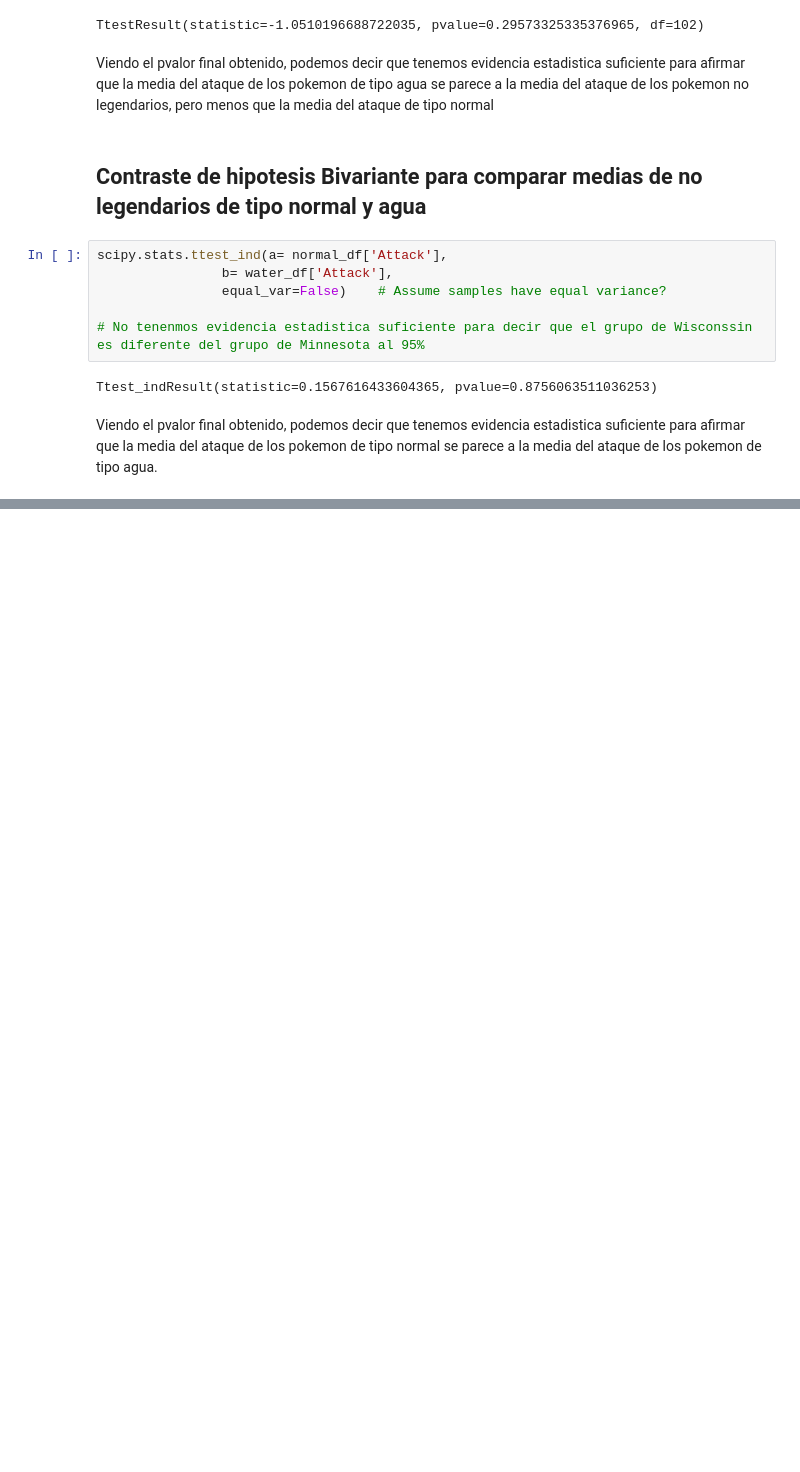
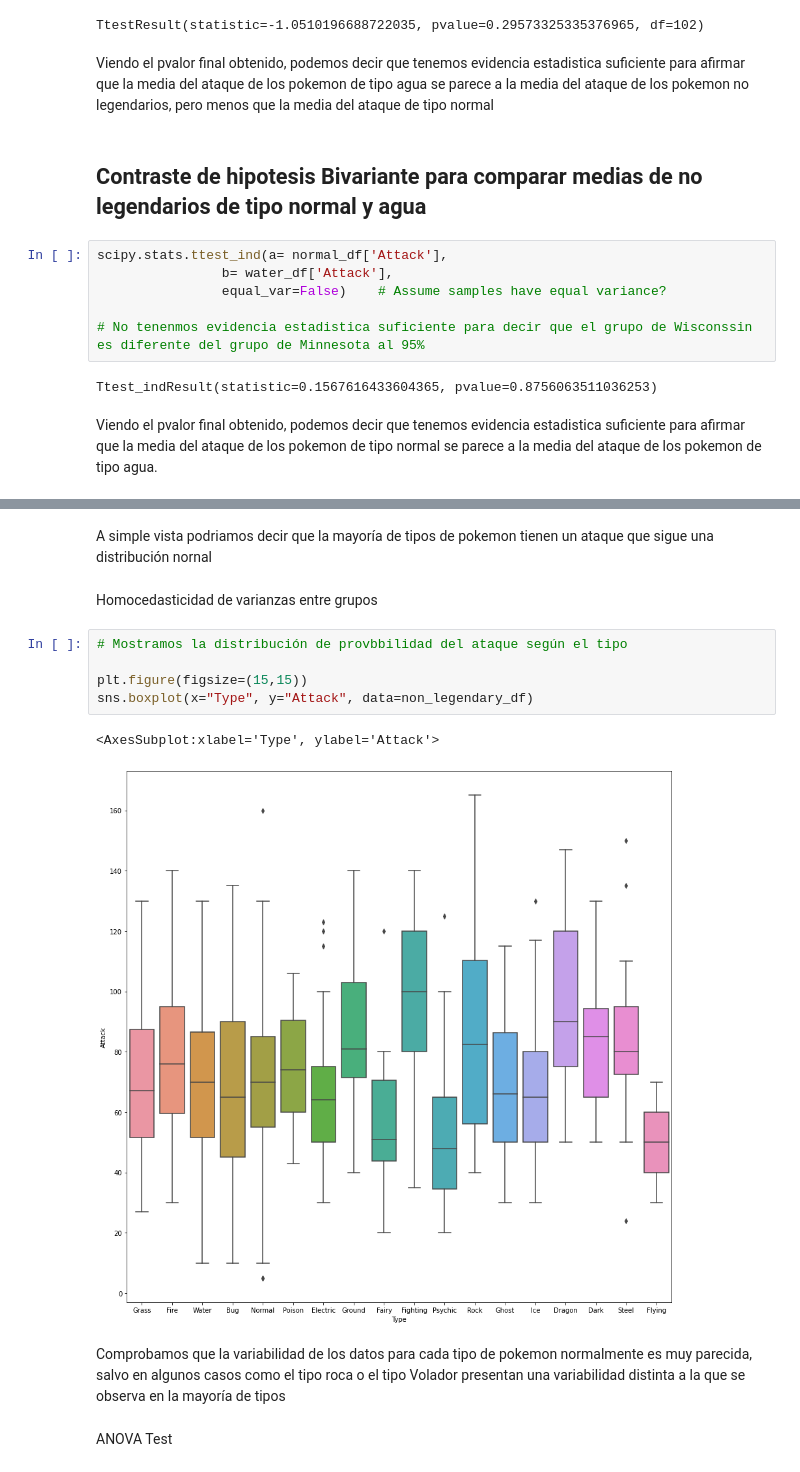
Before and after one commit to frosill/EDEM_22_23, a Jupyter notebook: 02_ANALISIS_Y_APRENDIZAJE_AUTOMATICO/python_statistics/Pokemon.ipynb, the cells around one changed output, grey strips where cells are left out. Saved outputs shown, nothing was run; the diff lists cells and outputs as text; blank space fills up the shorter version.

```diff
--- a/02_ANALISIS_Y_APRENDIZAJE_AUTOMATICO/python_statistics/Pokemon.ipynb
+++ b/02_ANALISIS_Y_APRENDIZAJE_AUTOMATICO/python_statistics/Pokemon.ipynb
@@ -508,0 +551,16 @@ Viendo el pvalor final obtenido, podemos decir que tenemos evidencia estadistica
+# %% [markdown]
+A simple vista podriamos decir que la mayoría de tipos de pokemon tienen un ataque que sigue una distribución nornal
+# %% [markdown]
+Homocedasticidad de varianzas entre grupos
+# %%
+# Mostramos la distribución de provbbilidad del ataque según el tipo
+
+plt.figure(figsize=(15,15))
+sns.boxplot(x="Type", y="Attack", data=non_legendary_df)
+# %% [output]
+<AxesSubplot:xlabel='Type', ylabel='Attack'>
+[figure, added]
+# %% [markdown]
+Comprobamos que la variabilidad de los datos para cada tipo de pokemon normalmente es muy parecida, salvo en algunos casos como el tipo roca o el tipo Volador presentan una variabilidad distinta a la que se observa en la mayoría de tipos
+# %% [markdown]
+ANOVA Test
```
Also changed, not shown: parts of 13 cells of this notebook.
